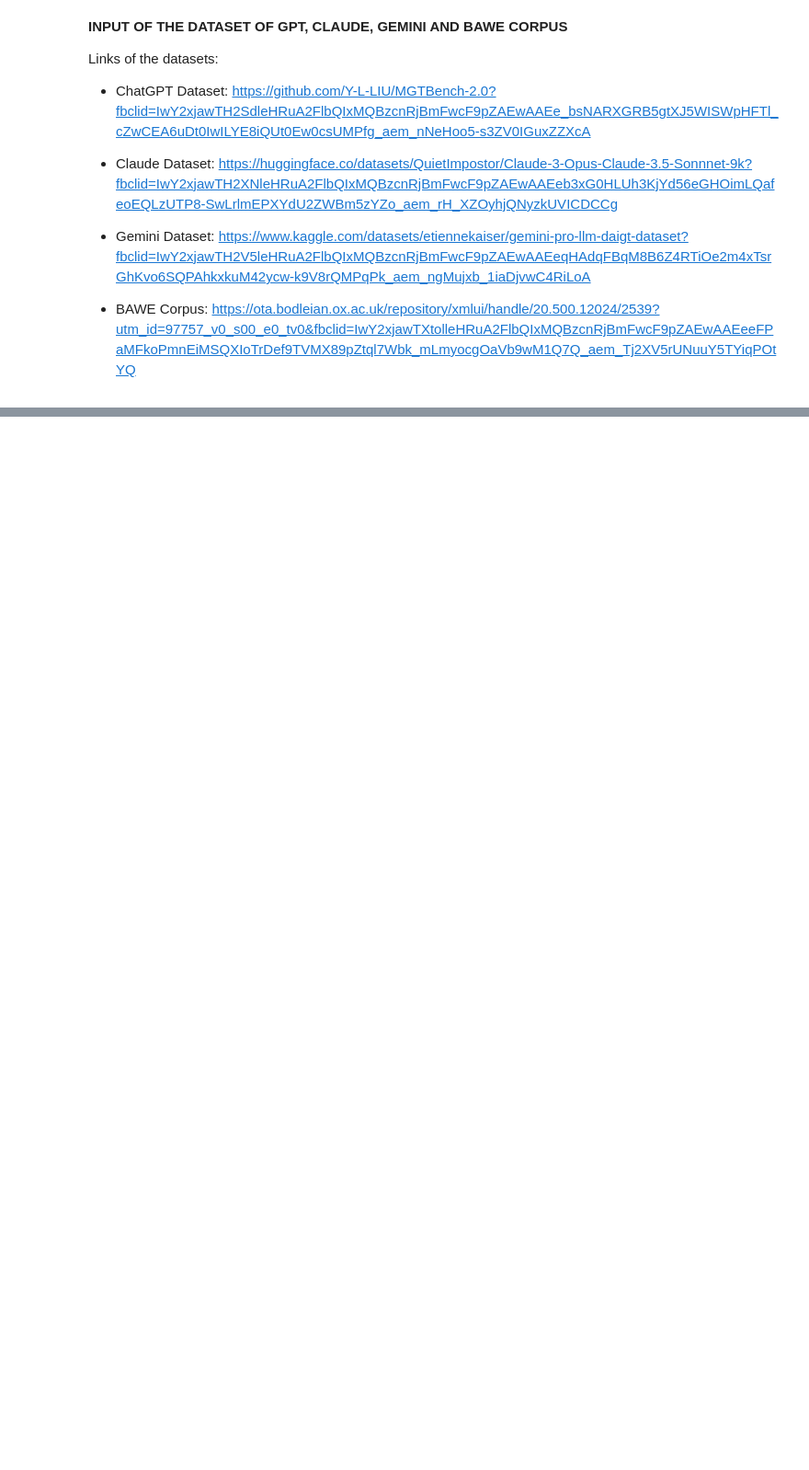
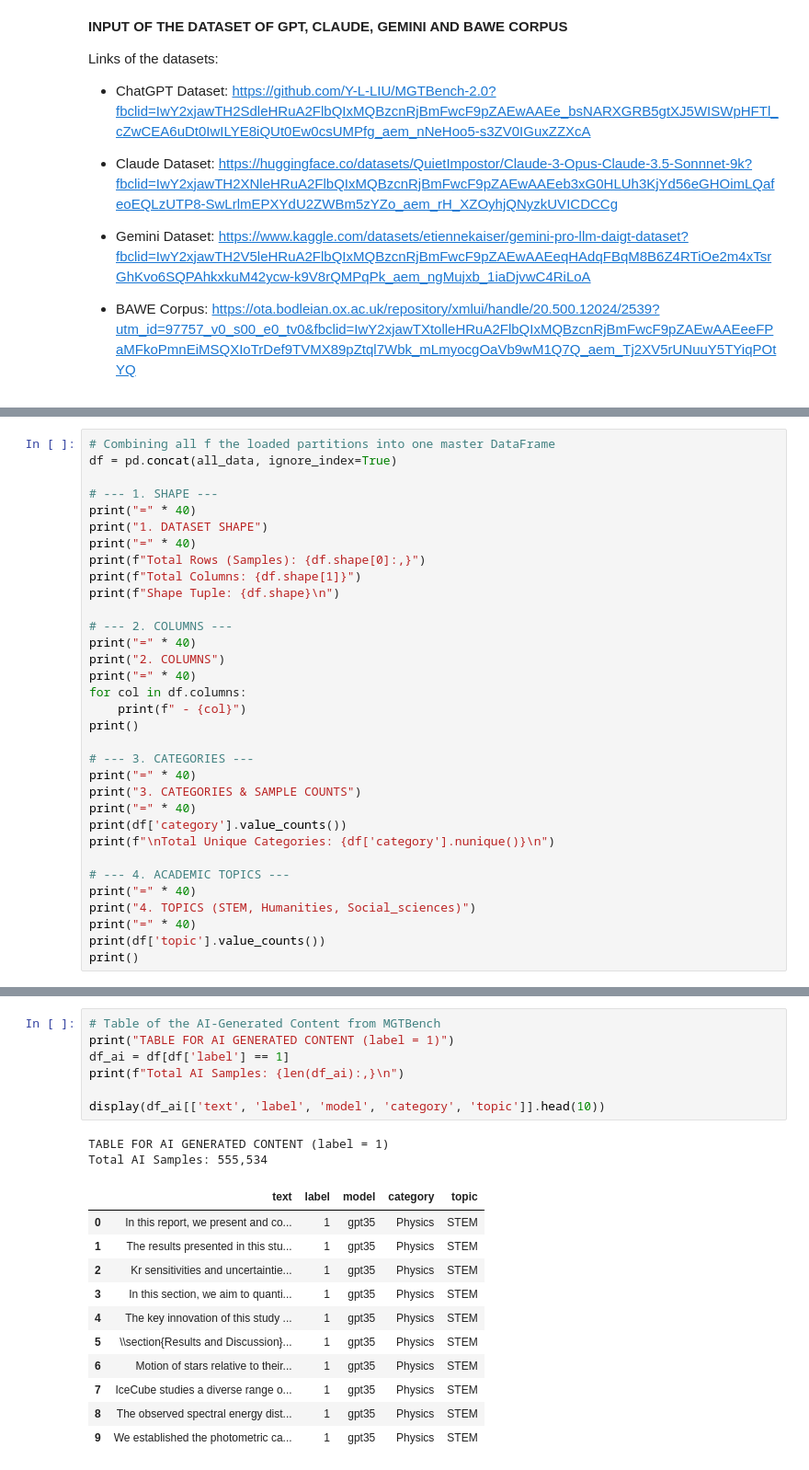
Before and after one commit to n4t5Uuu/Hybrid-AI-Text-Detector, a Jupyter notebook: src/notebooks/data_ingestion.ipynb, the cells around one changed output, grey strips where cells are left out. Shown at 92% size. Drawn from its saved outputs; the diff is of its cells as text; blank space fills up the shorter version.

```diff
--- a/src/notebooks/data_ingestion.ipynb
+++ b/src/notebooks/data_ingestion.ipynb
@@ -230,0 +169,33 @@ AI Datashape Set: (157310, 3)
+# %%
+# Combining all f the loaded partitions into one master DataFrame
+df = pd.concat(all_data, ignore_index=True)
+
+# --- 1. SHAPE ---
+print("=" * 40)
+print("1. DATASET SHAPE")
+print("=" * 40)
+print(f"Total Rows (Samples): {df.shape[0]:,}")
+print(f"Total Columns: {df.shape[1]}")
+print(f"Shape Tuple: {df.shape}\n")
+
+# --- 2. COLUMNS ---
+print("=" * 40)
+print("2. COLUMNS")
+print("=" * 40)
+for col in df.columns:
+    print(f" - {col}")
+print()
+
+# --- 3. CATEGORIES ---
+print("=" * 40)
+print("3. CATEGORIES & SAMPLE COUNTS")
+print("=" * 40)
+print(df['category'].value_counts())
+print(f"\nTotal Unique Categories: {df['category'].nunique()}\n")
+
+# --- 4. ACADEMIC TOPICS ---
+print("=" * 40)
+print("4. TOPICS (STEM, Humanities, Social_sciences)")
+print("=" * 40)
+print(df['topic'].value_counts())
+print()
@@ -230,0 +220,21 @@ AI Datashape Set: (157310, 3)
+# %%
+# Table of the AI-Generated Content from MGTBench
+print("TABLE FOR AI GENERATED CONTENT (label = 1)")
+df_ai = df[df['label'] == 1]
+print(f"Total AI Samples: {len(df_ai):,}\n")
+
+display(df_ai[['text', 'label', 'model', 'category', 'topic']].head(10))
+# %% [output]
+TABLE FOR AI GENERATED CONTENT (label = 1)
+Total AI Samples: 555,534
+|  | text | label | model | category | topic |
+| 0 | In this report, we present and co... | 1 | gpt35 | Physics | STEM |
+| 1 | The results presented in this stu... | 1 | gpt35 | Physics | STEM |
+| 2 | Kr sensitivities and uncertaintie... | 1 | gpt35 | Physics | STEM |
+| 3 | In this section, we aim to quanti... | 1 | gpt35 | Physics | STEM |
+| 4 | The key innovation of this study ... | 1 | gpt35 | Physics | STEM |
+| 5 | \\section{Results and Discussion}... | 1 | gpt35 | Physics | STEM |
+| 6 | Motion of stars relative to their... | 1 | gpt35 | Physics | STEM |
+| 7 | IceCube studies a diverse range o... | 1 | gpt35 | Physics | STEM |
+| 8 | The observed spectral energy dist... | 1 | gpt35 | Physics | STEM |
+| 9 | We established the photometric ca... | 1 | gpt35 | Physics | STEM |
```
Also changed, not shown: parts of 11 cells of this notebook, 8 other files.
